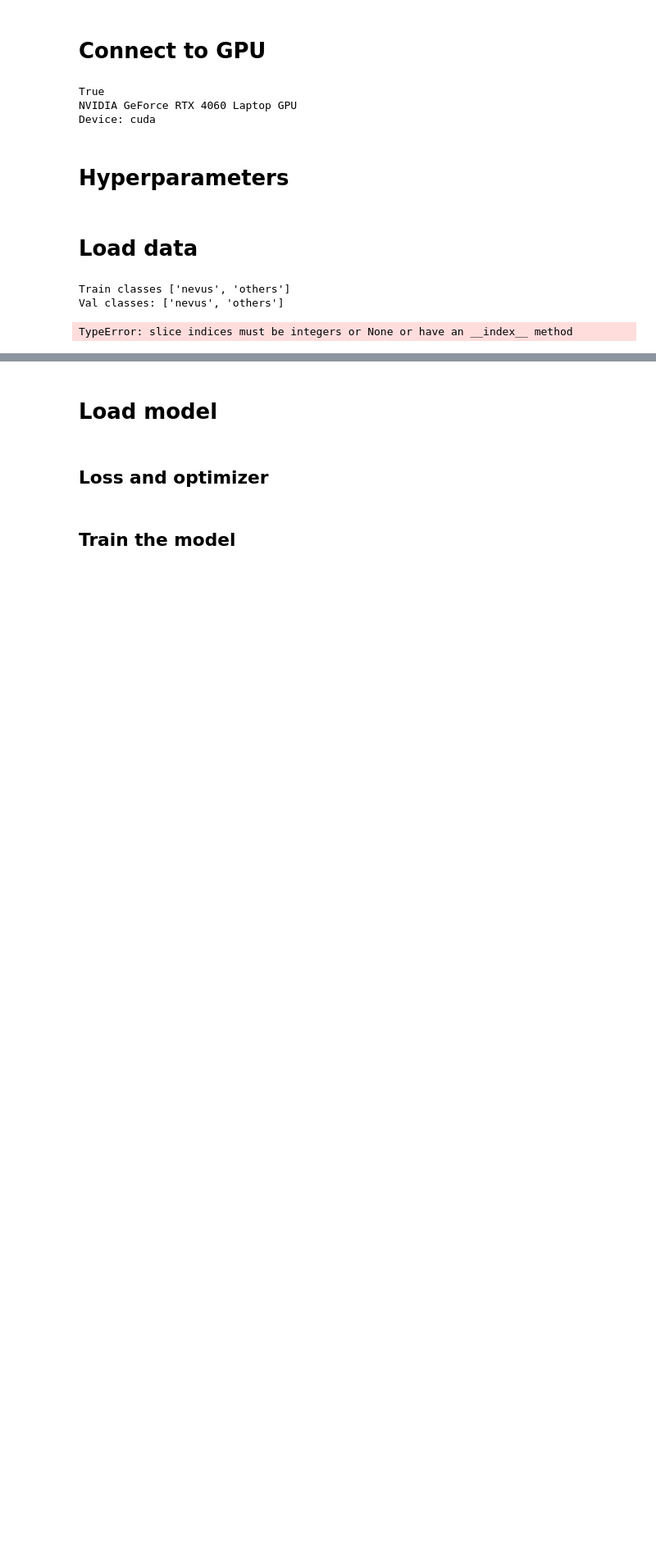
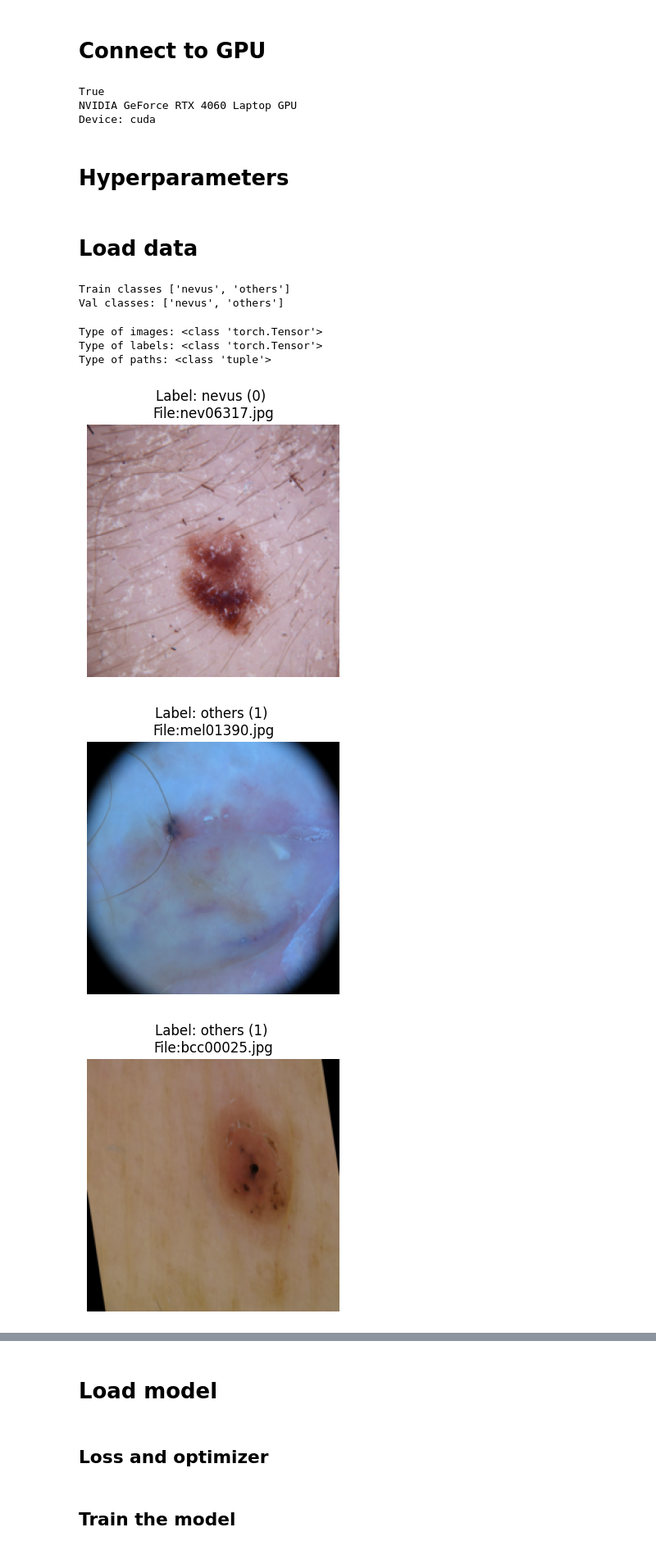
Before and after one commit to gimesia/CADx-Project, a Jupyter notebook: 2_DL/code/notebooks/dl_1.ipynb, the cells around one changed output, grey strips where cells are left out. Shown: that part at 82% size. Drawn from its saved outputs; the diff is of its cells as text; code cells hidden in the pictures; blank space fills up the shorter version.

```diff
--- a/2_DL/code/notebooks/dl_1.ipynb
+++ b/2_DL/code/notebooks/dl_1.ipynb
@@ -29,7 +29,7 @@ Device: cuda
 # %% [markdown]
 # Hyperparameters
 # %%
-batch_size = 32
+batch_size = 64
 num_epochs = 10
 learning_rate = 0.001
 train_dir = r"C:\Users\User\Desktop\UDG_old_pc\UDG\Subjects\Computer_Aided_Diagnosis\Labs\Datasets\train\train".replace("\\", "/")
@@ -51,6 +51,11 @@ print(f"Val classes: {class_val}")
 Train classes ['nevus', 'others']
 Val classes: ['nevus', 'others']
 # %%
-visualize_dataloader(train_loader, mean, std, class_train)
+visualize_dataloader(train_loader, mean, std, 5)
 # %% [output]
-TypeError: slice indices must be integers or None or have an __index__ method
+Type of images: <class 'torch.Tensor'>
+Type of labels: <class 'torch.Tensor'>
+Type of paths: <class 'tuple'>
+[figure, added]
+[figure, added]
+[figure, added]
```
Also changed, not shown: parts of 6 cells of this notebook.
